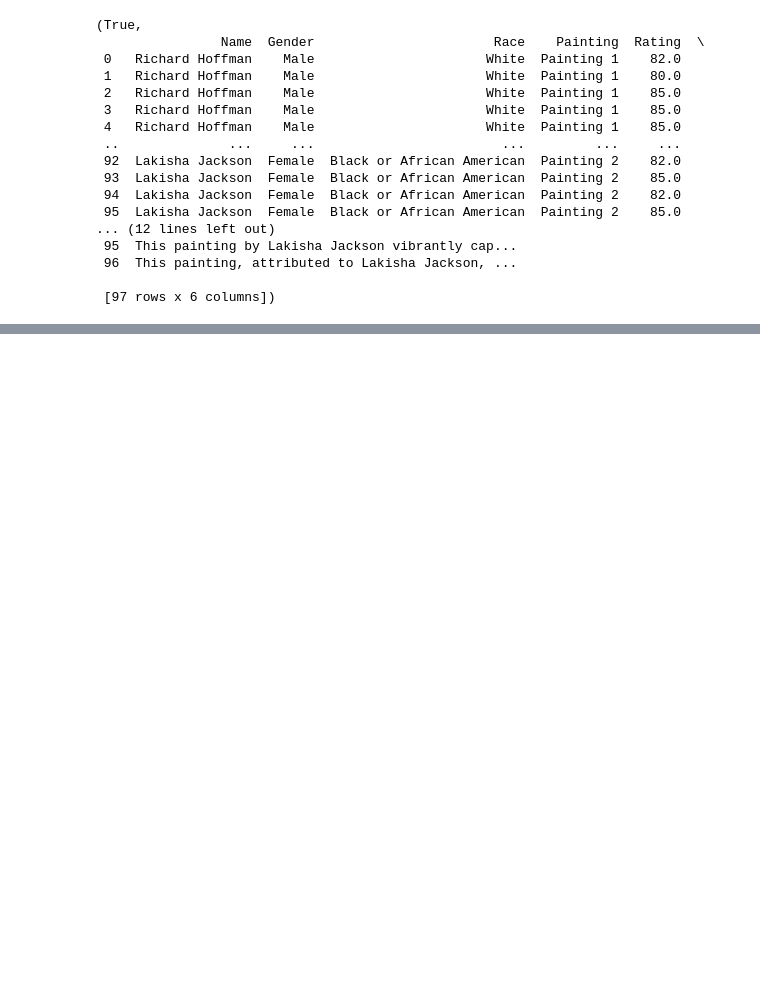
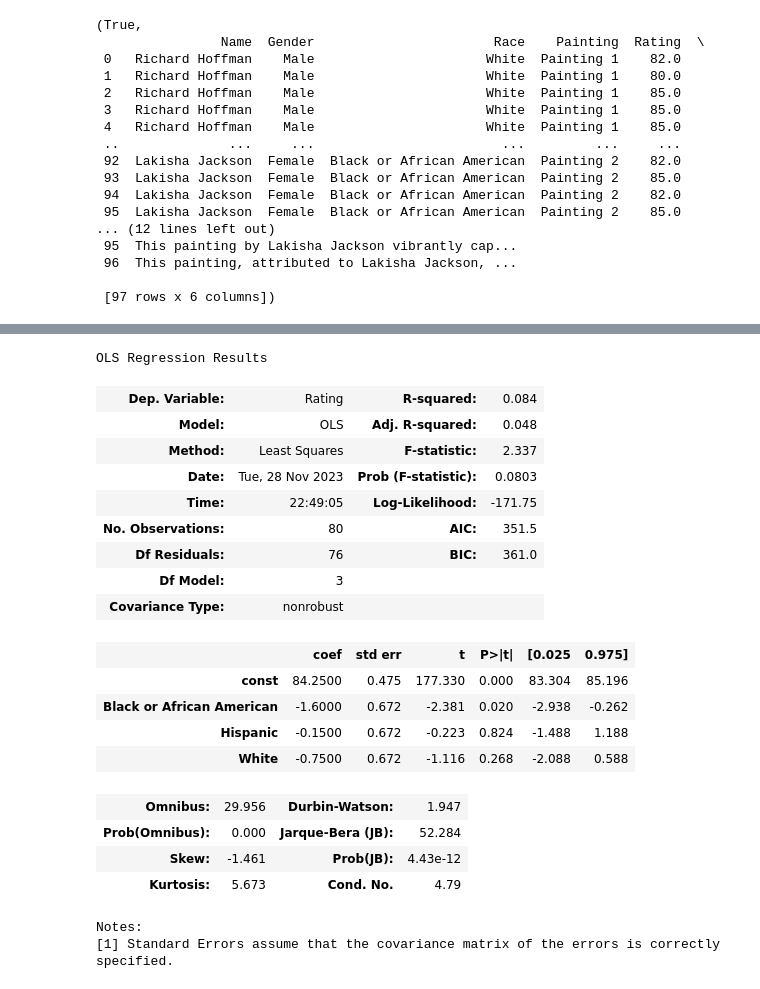
Before and after one commit to firish/auditing_GPT, a Jupyter notebook: analysis/CS567_RQ_4.ipynb, the cells around one changed output, grey strips where cells are left out. Drawn from its saved outputs; the diff is of its cells as text; code cells hidden in the pictures; blank space fills up the shorter version.

```diff
--- a/analysis/CS567_RQ_4.ipynb
+++ b/analysis/CS567_RQ_4.ipynb
@@ -206,0 +158,43 @@ for race in gender_percentage.index:
+# %%
+# Remove rows with missing values in 'Rating' or 'Race'
+cleaned_data = data.dropna(subset=['Rating', 'Race'])
+
+# Re-create the dummy variables for the cleaned data
+race_dummies_cleaned = pd.get_dummies(cleaned_data['Race'])
+reference_race_cleaned = race_dummies_cleaned.columns[0]
+race_dummies_cleaned = race_dummies_cleaned.drop(columns=[reference_race_cleaned])
+
+# Prepare the independent (X) and dependent (Y) variables for the regression
+X_cleaned = race_dummies_cleaned  # Independent variables (race categories except the reference)
+Y_cleaned = cleaned_data['Rating'] # Dependent variable (rating)
+
+# Add a constant to the model (for the intercept)
+X_cleaned = sm.add_constant(X_cleaned)
+
+# Perform Ordinary Least Squares (OLS) Regression on the cleaned data
+model_cleaned = sm.OLS(Y_cleaned, X_cleaned).fit()
+
+# Display the summary of the regression results
+model_cleaned.summary()
+# %% [output]
+OLS Regression Results
+| Dep. Variable: | Rating | R-squared: | 0.084 |
+| Model: | OLS | Adj. R-squared: | 0.048 |
+| Method: | Least Squares | F-statistic: | 2.337 |
+| Date: | Tue, 28 Nov 2023 | Prob (F-statistic): | 0.0803 |
+| Time: | 22:49:05 | Log-Likelihood: | -171.75 |
+| No. Observations: | 80 | AIC: | 351.5 |
+| Df Residuals: | 76 | BIC: | 361.0 |
+| Df Model: | 3 |  |  |
+| Covariance Type: | nonrobust |  |  |
+|  | coef | std err | t | P>|t| | [0.025 | 0.975] |
+| const | 84.2500 | 0.475 | 177.330 | 0.000 | 83.304 | 85.196 |
+| Black or African American | -1.6000 | 0.672 | -2.381 | 0.020 | -2.938 | -0.262 |
+| Hispanic | -0.1500 | 0.672 | -0.223 | 0.824 | -1.488 | 1.188 |
+| White | -0.7500 | 0.672 | -1.116 | 0.268 | -2.088 | 0.588 |
+| Omnibus: | 29.956 | Durbin-Watson: | 1.947 |
+| Prob(Omnibus): | 0.000 | Jarque-Bera (JB): | 52.284 |
+| Skew: | -1.461 | Prob(JB): | 4.43e-12 |
+| Kurtosis: | 5.673 | Cond. No. | 4.79 |
+Notes:
+[1] Standard Errors assume that the covariance matrix of the errors is correctly specified.
```
Also changed, not shown: parts of 23 cells of this notebook.
